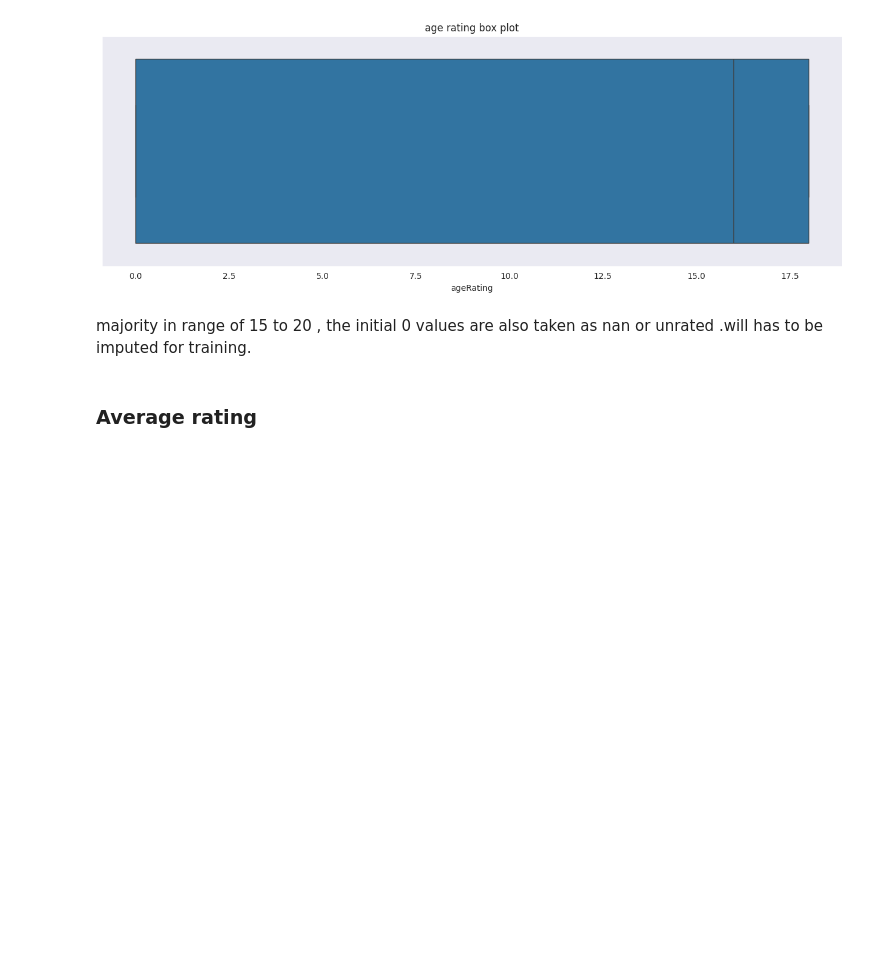
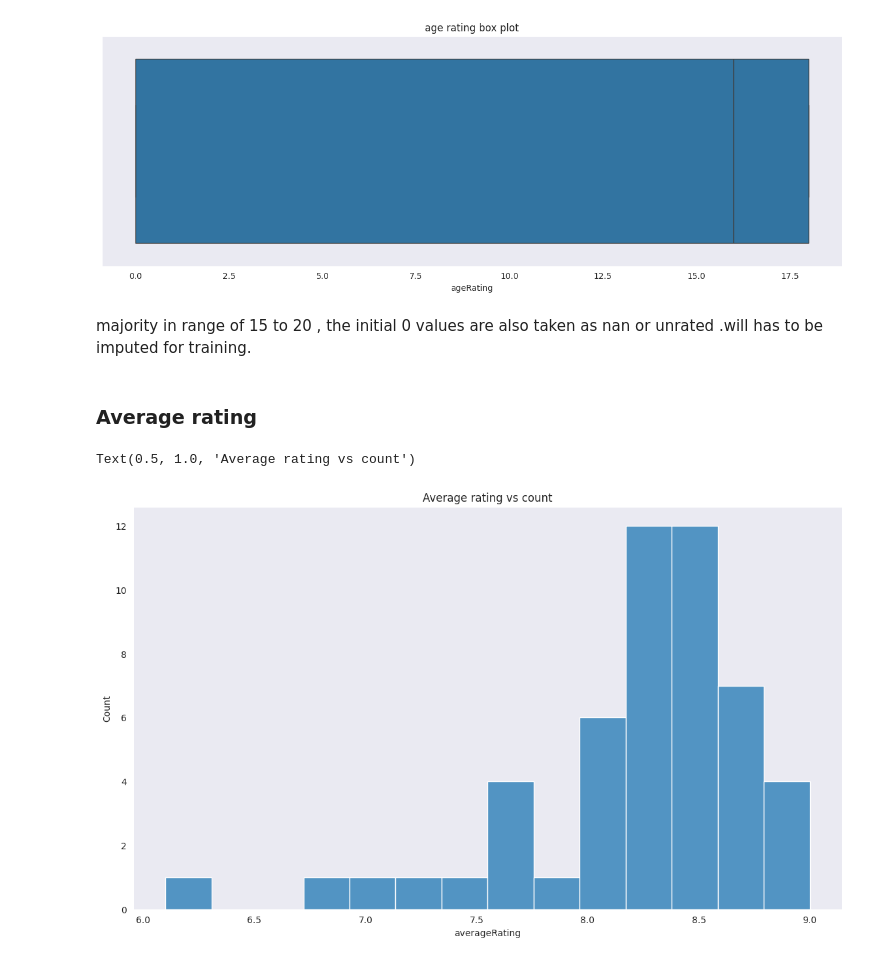
Before and after one commit to Shruthikshetty/media-logger-recommender, a Jupyter notebook: training_notebooks/tv_show_recommedation_model.ipynb, the cells around one changed output. Saved outputs shown, nothing was run; the diff lists cells and outputs as text; code cells hidden in the pictures; blank space fills up the shorter version.

```diff
--- a/training_notebooks/tv_show_recommedation_model.ipynb
+++ b/training_notebooks/tv_show_recommedation_model.ipynb
@@ -158,3 +158,12 @@ sns.boxplot(x=tv_show_df["ageRating"])
 majority in range of 15 to 20 , the initial 0 values are also taken as nan or unrated .will has to be imputed for training.
 # %% [markdown]
 ### **Average rating**
+# %%
+# lets focus on count vs the plot of average rating
+plt.figure(figsize=(14, 8));
+
+sns.histplot(x ="averageRating", data = tv_show_df);
+plt.title("Average rating vs count")
+# %% [output]
+Text(0.5, 1.0, 'Average rating vs count')
+[figure, added]
```
Also changed, not shown: parts of 31 cells of this notebook.
